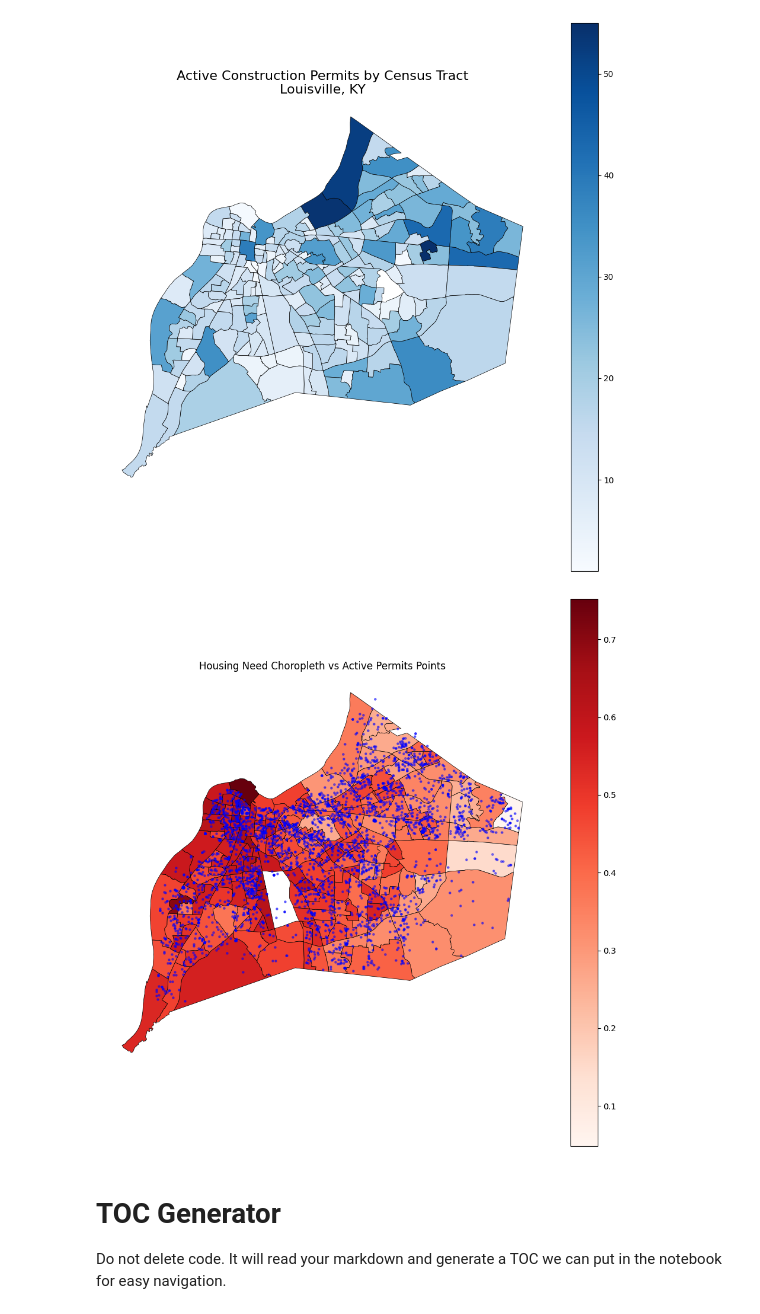
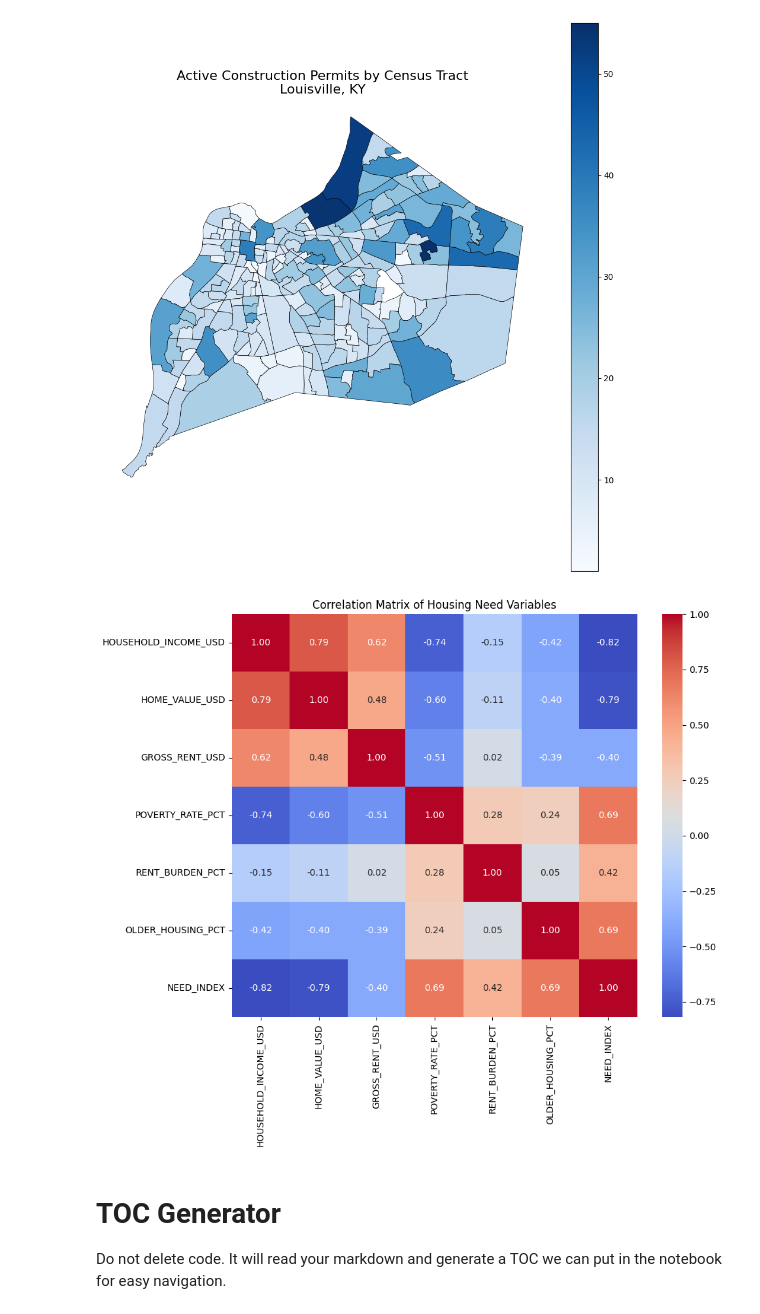
Before and after one commit to Code-You-Contributors/HUD_data_master, a Jupyter notebook: Curtis/curtis.ipynb, the cells around one changed output. Cells and saved outputs as stored; diff of their text form; code cells hidden in the pictures.

```diff
--- a/Curtis/curtis.ipynb
+++ b/Curtis/curtis.ipynb
@@ -471,34 +553,3 @@ plt.savefig(FIGURES_DIR / "permit_count_choropleth.png", dpi=300, bbox_inches="t
 plt.show()
 # %% [output]
 [figure]
-# %%
-# Housing need choropleth vs permit plot points
-
-fig, ax = plt.subplots(figsize=(12, 12))
-
-# Tract heatmap
-map_df.plot(
-    column="NEED_INDEX",
-    cmap="Reds",
-    linewidth=0.5,
-    edgecolor="black",
-    legend=True,
-    ax=ax
-)
-
-# Permit points
-gdf_permit_tracts.plot(
-    ax=ax,
-    markersize=5,
-    color="blue",
-    alpha=0.5
-)
-
-ax.set_title("Housing Need Choropleth vs Active Permits Points")
-ax.axis("off")
-
-plt.savefig(FIGURES_DIR / "need_vs_permits_choropleth.png", dpi=300, bbox_inches="tight")
-
-plt.show()
-# %% [output]
-[figure, removed]
@@ -512,3 +556,32 @@ plt.show()
+# %%
+corr_cols = [
+    'HOUSEHOLD_INCOME_USD',
+    'HOME_VALUE_USD',
+    'GROSS_RENT_USD',
+    'POVERTY_RATE_PCT',
+    'RENT_BURDEN_PCT',
+    'OLDER_HOUSING_PCT',
+    'NEED_INDEX'
+]
+
+corr_matrix = map_df[corr_cols].corr()
+
+plt.figure(figsize=(10,8))
+
+sns.heatmap(
+    corr_matrix,
+    annot=True,
+    cmap='coolwarm',
+    fmt='.2f'
+)
+
+plt.title('Correlation Matrix of Housing Need Variables')
+
+plt.savefig(FIGURES_DIR / "need_correlation_matrix.png", dpi=300, bbox_inches="tight")
+
+plt.show()
+# %% [output]
+[figure, added]
 # %% [markdown]
 # TOC Generator
 
```
Also changed, not shown: parts of 11 cells of this notebook, 7 other files.
